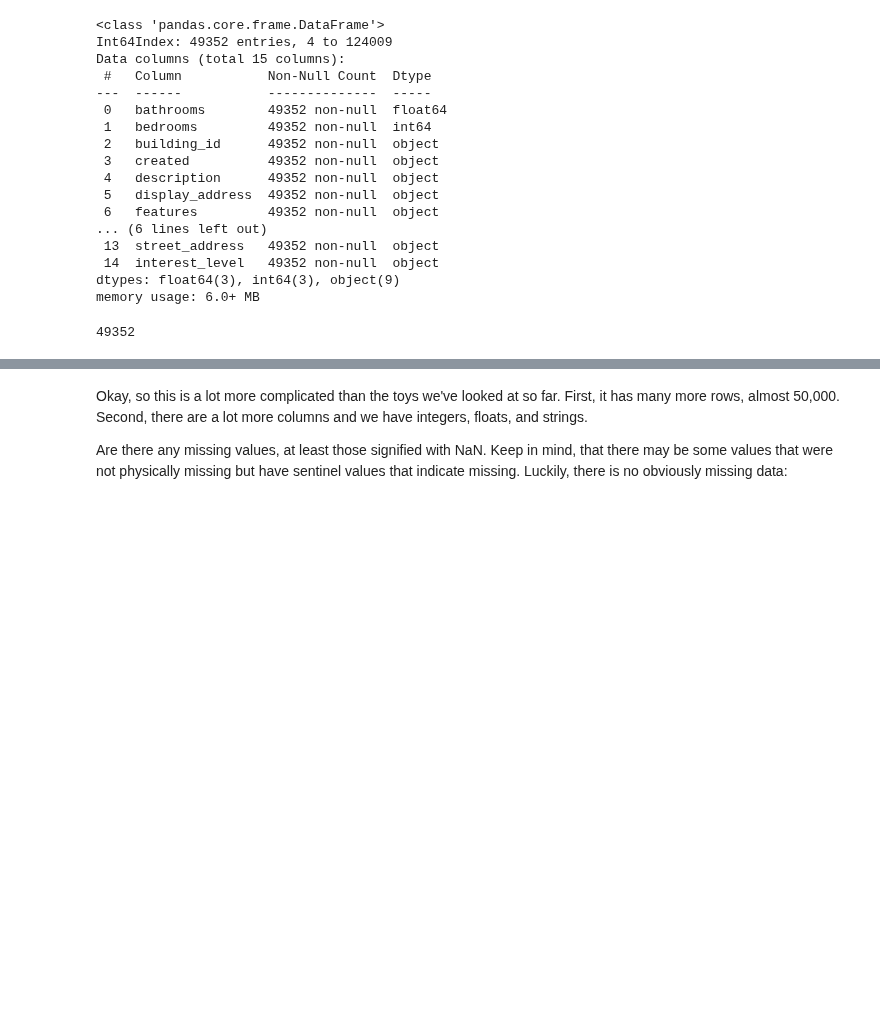
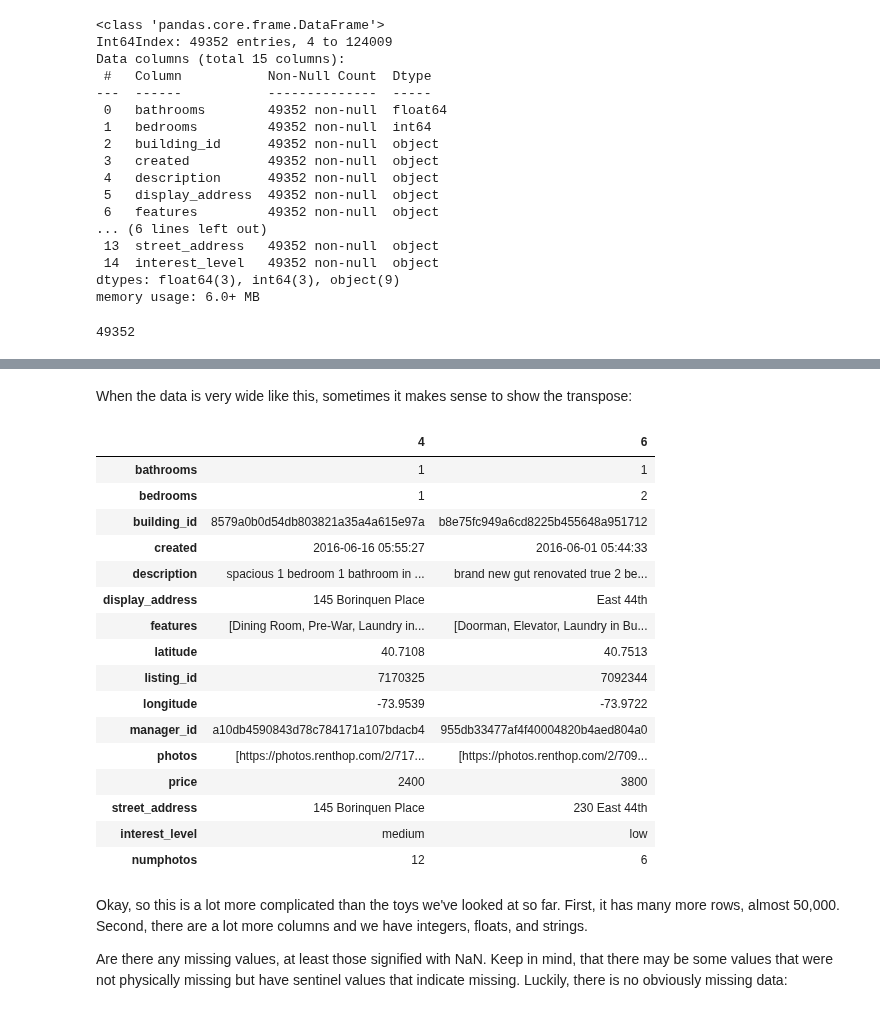
Before and after one commit to parrt/msds593, a Jupyter notebook: notebooks/nyrent.ipynb, the cells around one changed output, grey strips where cells are left out. Cells and saved outputs as stored; diff of their text form; code cells hidden in the pictures; blank space fills up the shorter version.

```diff
--- a/notebooks/nyrent.ipynb
+++ b/notebooks/nyrent.ipynb
@@ -53,6 +53,28 @@ df_rent.head(2)
 |  | bathrooms | bedrooms | building_id | created | description | display_address | features | latitude | ... |
 | 4 | 1.0 | 1 | 8579a0b0d54db803821a35a4a615e97a | 2016-06-16 05:55:27 | Spacious 1 Bedroom 1 Bathroom in ... | 145 Borinquen Place | [Dining Room, Pre-War, Laundry in... | 40.7108 | ... |
 | 6 | 1.0 | 2 | b8e75fc949a6cd8225b455648a951712 | 2016-06-01 05:44:33 | BRAND NEW GUT RENOVATED TRUE 2 BE... | East 44th | [Doorman, Elevator, Laundry in Bu... | 40.7513 | ... |
+# %% [markdown]
+When the data is very wide like this, sometimes it makes sense to show the transpose:
+# %%
+df_rent.head(2).T
+# %% [output]
+|  | 4 | 6 |
+| bathrooms | 1 | 1 |
+| bedrooms | 1 | 2 |
+| building_id | 8579a0b0d54db803821a35a4a615e97a | b8e75fc949a6cd8225b455648a951712 |
+| created | 2016-06-16 05:55:27 | 2016-06-01 05:44:33 |
+| description | spacious 1 bedroom 1 bathroom in ... | brand new gut renovated true 2 be... |
+| display_address | 145 Borinquen Place | East 44th |
+| features | [Dining Room, Pre-War, Laundry in... | [Doorman, Elevator, Laundry in Bu... |
+| latitude | 40.7108 | 40.7513 |
+| listing_id | 7170325 | 7092344 |
+| longitude | -73.9539 | -73.9722 |
+| manager_id | a10db4590843d78c784171a107bdacb4 | 955db33477af4f40004820b4aed804a0 |
+| photos | [https://photos.renthop.com/2/717... | [https://photos.renthop.com/2/709... |
+| price | 2400 | 3800 |
+| street_address | 145 Borinquen Place | 230 East 44th |
+| interest_level | medium | low |
+| numphotos | 12 | 6 |
 # %% [markdown]
 Okay, so this is a lot more complicated than the toys we've looked at so far. First, it has many more rows, almost 50,000. Second, there are a lot more columns and we have integers, floats, and strings.
 
```
Also changed, not shown: parts of 11 cells of this notebook, 2 other files.
